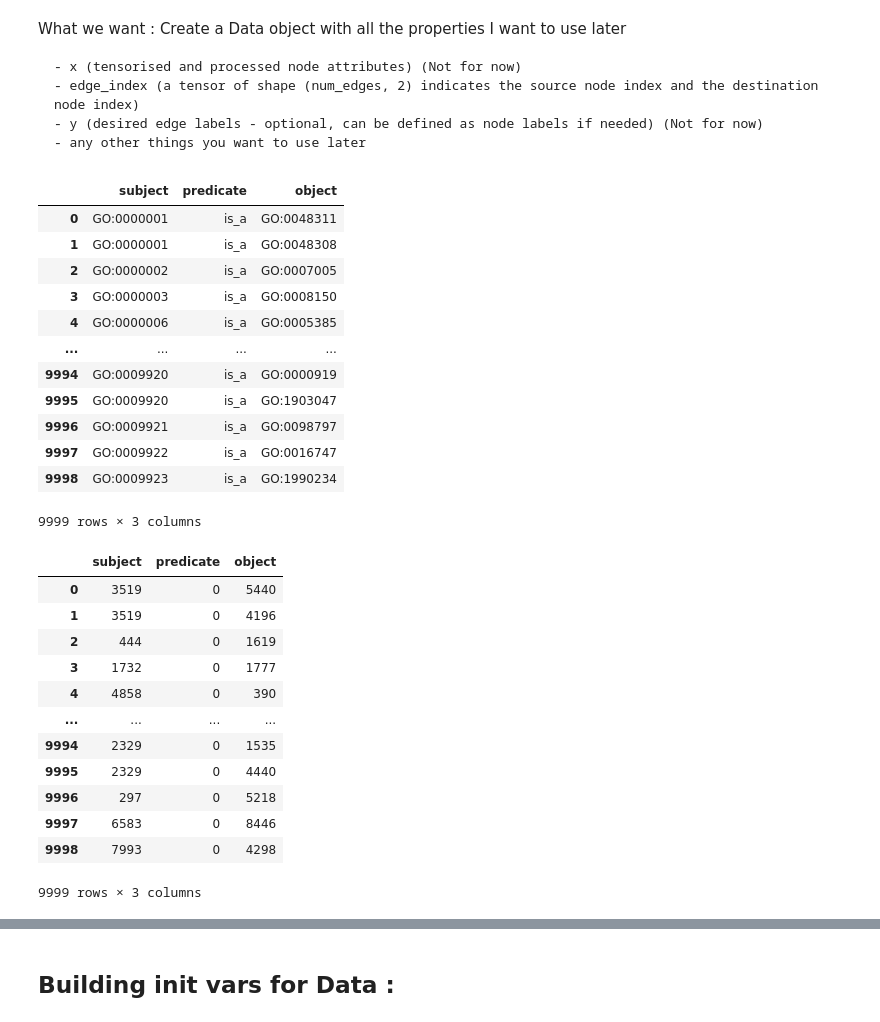
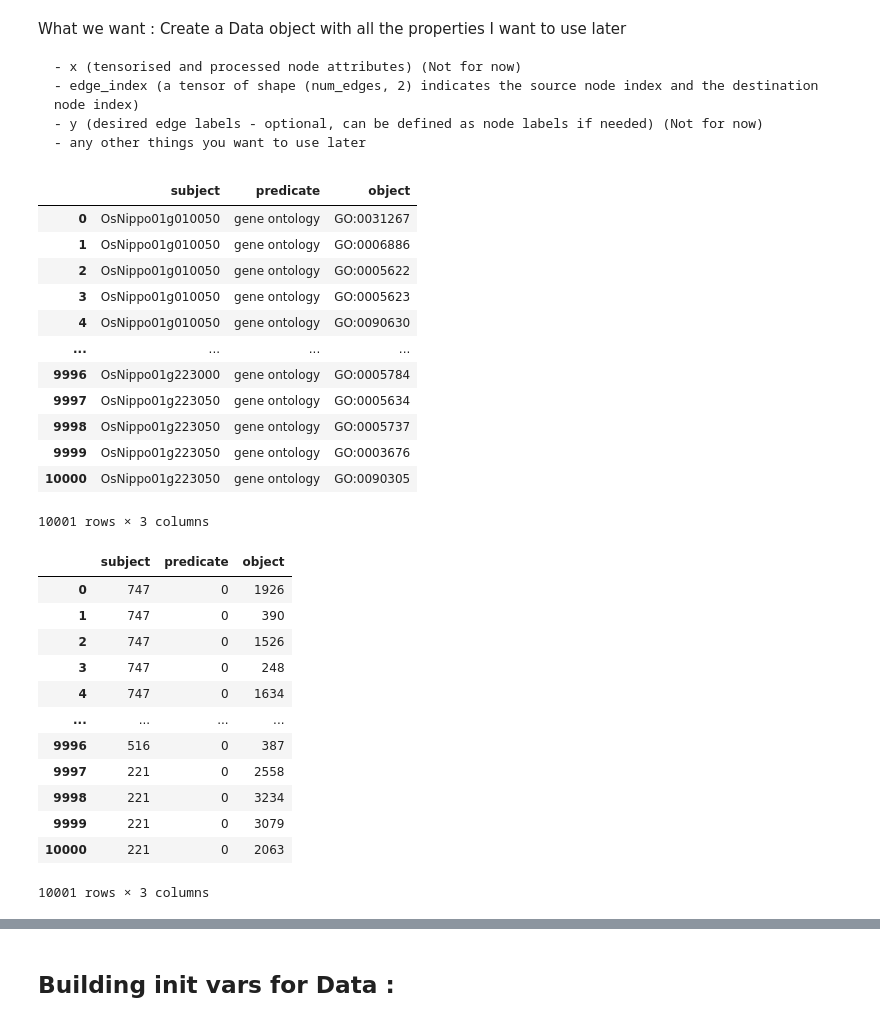
Before and after one commit to ElliotButz/ESL2024, a Jupyter notebook: code/Making_ComplEx_embeddings.ipynb, the cells around one changed output, grey strips where cells are left out. Cells and saved outputs as stored; diff of their text form; code cells hidden in the pictures.

```diff
--- a/code/Making_ComplEx_embeddings.ipynb
+++ b/code/Making_ComplEx_embeddings.ipynb
@@ -61,0 +52,18 @@ cuda
+# %%
+# ComplEx embeddings :
+
+hidden_channels = 10
+batch_size = 4096
+epochs = 5
+file_path = "/home/elliot/Documents/ESL2024/data/little_genes_to_phenotypes_iric.tsv"
+# file_path = "/home/elliot/Documents/ESL2024/data/little_iric.tsv"
+
+device = 'cuda' if torch.cuda.is_available() else 'cpu'
+device = 'cpu' # Tip : Use cpu for debugging
+print(device)
+
+
+# Losses tests :
+
+n_negative_triplets_per_positive = 4 # Number of false negatives triples per positive triple in the dataset for losses tests.
+url = "https://purl.obolibrary.org/obo/go/go-basic.json.gz" # Where should I look for GO ?
@@ -79,60 +89,61 @@ What we want : Create a Data object with all the properties I want to use later
 	- y (desired edge labels - optional, can be defined as node labels if needed) (Not for now)
 	- any other things you want to use later
 # %%
-iric = pd.read_csv(file_path, delimiter='\t')
+iric = pd.read_csv(file_path, delimiter='\t', names = ['subject', 'predicate','object'])
 display(iric)
 
 # Mapping entities to ids
 
 entity_set = set(iric['object']).union(set(iric['subject']))
-entity_to_mapping = {entity: i for i, entity in enumerate(entity_set)}
+entity_to_mapping = {entity: int(i) for i, entity in enumerate(entity_set)}
 relation_set = set(iric['predicate'])
-relation_to_mapping = {relation: i for i, relation in enumerate(relation_set)}
+relation_to_mapping = {relation: int(i) for i, relation in enumerate(relation_set)}
 
 mapped_iric = iric.copy()
 mapped_iric['object'] = mapped_iric['object'].apply(lambda x: entity_to_mapping[x])
 mapped_iric['subject'] = mapped_iric['subject'].apply(lambda x: entity_to_mapping[x])
 mapped_iric['predicate'] = mapped_iric['predicate'].apply(lambda x: relation_to_mapping[x])
 
 display(mapped_iric)
 
-
+print('OK')
 print("Minima in mappings :")
 print('subject :', min(mapped_iric['subject']))
 print('predicate :',min(mapped_iric['predicate']))
 print('object :',min(mapped_iric['object']))
 
 print(entity_to_mapping)
 print(relation_to_mapping)
 
 mapping_to_entity = {v: k for k, v in entity_to_mapping.items()}
 mapping_to_relation = {v: k for k, v in relation_to_mapping.items()}
-print(mapping_to_entity)
-print(mapping_to_relation)
+
+print("Mapping to entity dict :",mapping_to_entity)
+print("Mapping to relation dict",mapping_to_relation)
 # %% [output]
 |  | subject | predicate | object |
-| 0 | GO:0000001 | is_a | GO:0048311 |
-| 1 | GO:0000001 | is_a | GO:0048308 |
-| 2 | GO:0000002 | is_a | GO:0007005 |
-| 3 | GO:0000003 | is_a | GO:0008150 |
-| 4 | GO:0000006 | is_a | GO:0005385 |
+| 0 | OsNippo01g010050 | gene ontology | GO:0031267 |
+| 1 | OsNippo01g010050 | gene ontology | GO:0006886 |
+| 2 | OsNippo01g010050 | gene ontology | GO:0005622 |
+| 3 | OsNippo01g010050 | gene ontology | GO:0005623 |
+| 4 | OsNippo01g010050 | gene ontology | GO:0090630 |
 | ... | ... | ... | ... |
-| 9994 | GO:0009920 | is_a | GO:0000919 |
-| 9995 | GO:0009920 | is_a | GO:1903047 |
-| 9996 | GO:0009921 | is_a | GO:0098797 |
-| 9997 | GO:0009922 | is_a | GO:0016747 |
-| 9998 | GO:0009923 | is_a | GO:1990234 |
+| 9996 | OsNippo01g223000 | gene ontology | GO:0005784 |
+| 9997 | OsNippo01g223050 | gene ontology | GO:0005634 |
+| 9998 | OsNippo01g223050 | gene ontology | GO:0005737 |
+| 9999 | OsNippo01g223050 | gene ontology | GO:0003676 |
+| 10000 | OsNippo01g223050 | gene ontology | GO:0090305 |
-9999 rows × 3 columns
+10001 rows × 3 columns
 |  | subject | predicate | object |
-| 0 | 3519 | 0 | 5440 |
-| 1 | 3519 | 0 | 4196 |
-| 2 | 444 | 0 | 1619 |
-| 3 | 1732 | 0 | 1777 |
-| 4 | 4858 | 0 | 390 |
+| 0 | 747 | 0 | 1926 |
+| 1 | 747 | 0 | 390 |
+| 2 | 747 | 0 | 1526 |
+| 3 | 747 | 0 | 248 |
+| 4 | 747 | 0 | 1634 |
 | ... | ... | ... | ... |
-| 9994 | 2329 | 0 | 1535 |
-| 9995 | 2329 | 0 | 4440 |
-| 9996 | 297 | 0 | 5218 |
-| 9997 | 6583 | 0 | 8446 |
-| 9998 | 7993 | 0 | 4298 |
+| 9996 | 516 | 0 | 387 |
+| 9997 | 221 | 0 | 2558 |
+| 9998 | 221 | 0 | 3234 |
+| 9999 | 221 | 0 | 3079 |
+| 10000 | 221 | 0 | 2063 |
-9999 rows × 3 columns
+10001 rows × 3 columns
```
Also changed, not shown: parts of 49 cells of this notebook.
